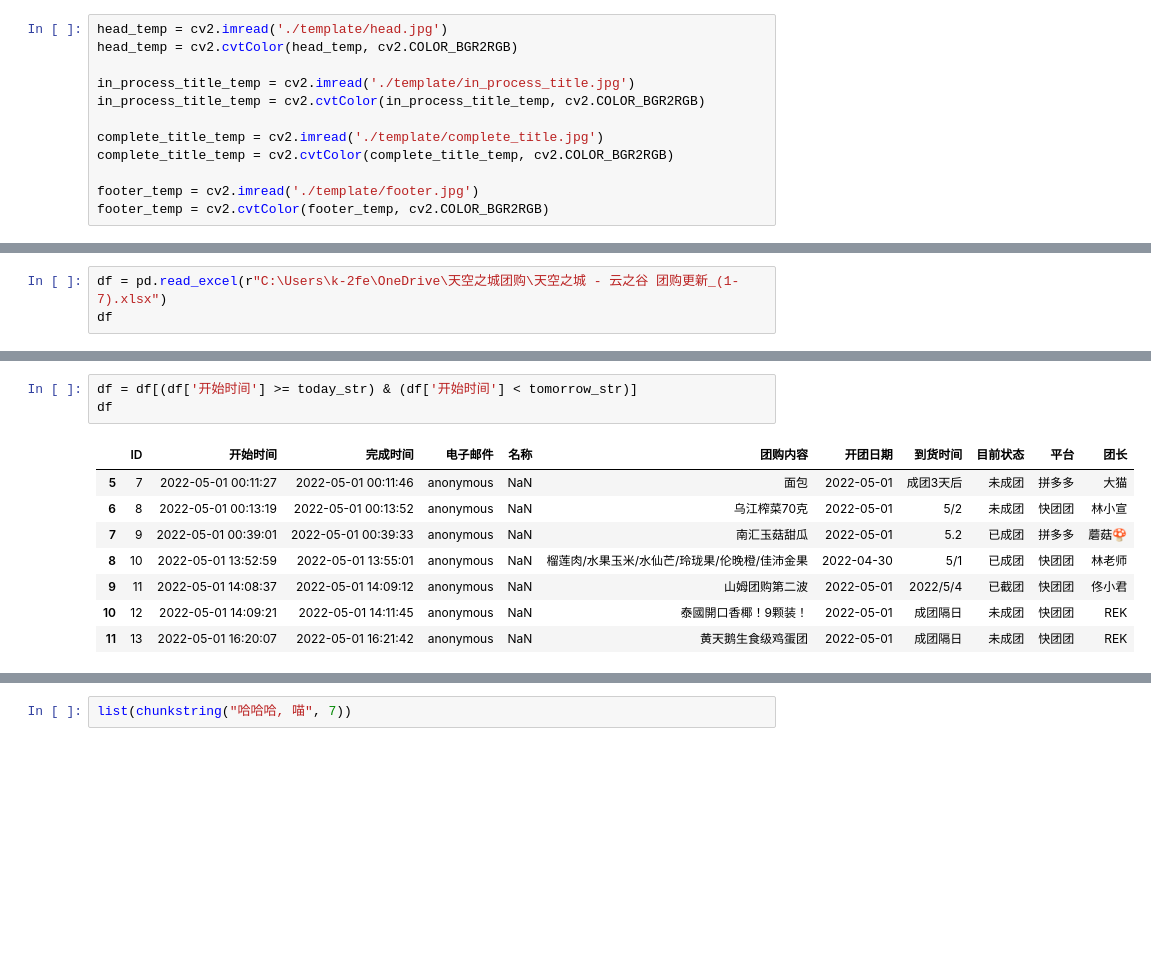
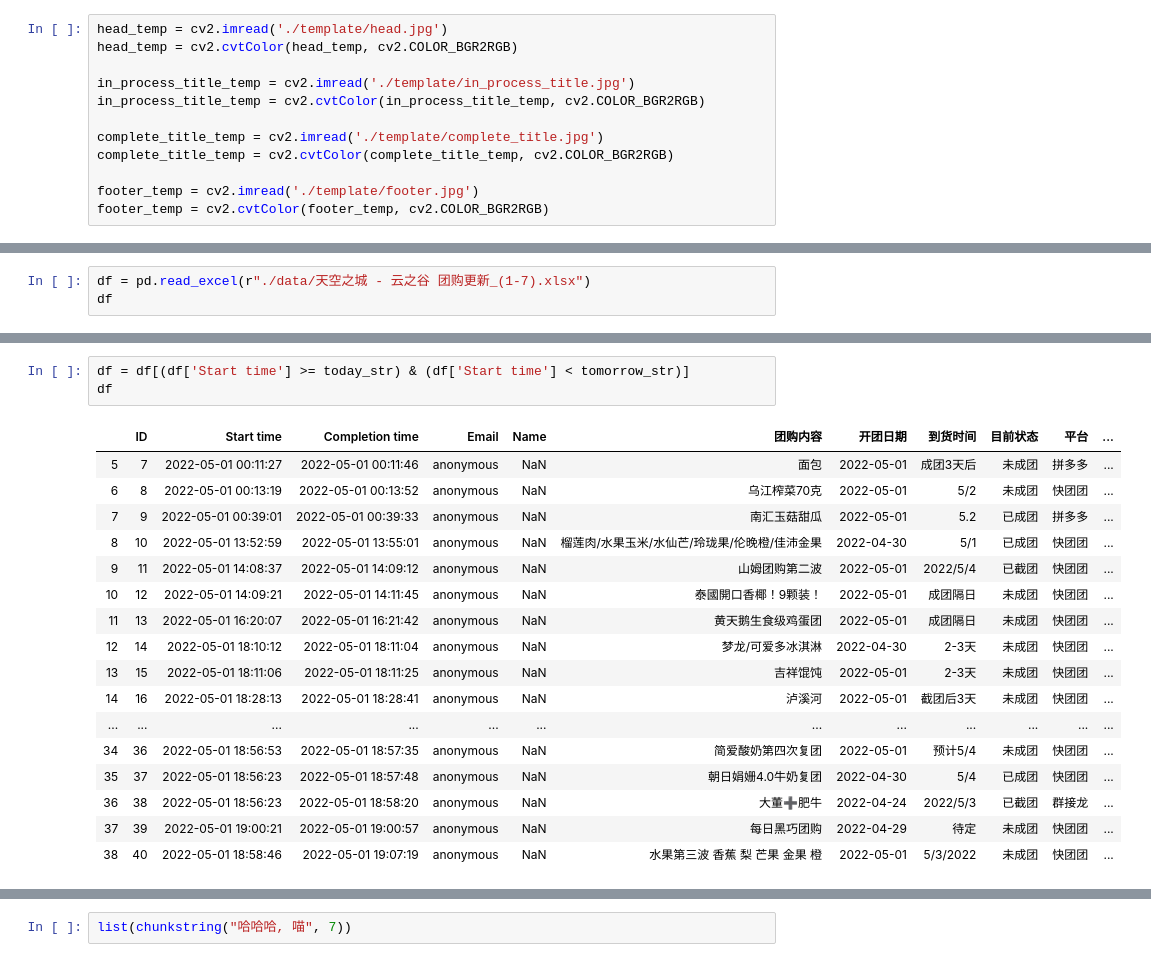
Before and after one commit to darouwan/unicity_groupby, a Jupyter notebook: paper.ipynb, the cells around one changed output, grey strips where cells are left out. Cells and saved outputs as stored; diff of their text form; blank space fills up the shorter version.

```diff
--- a/paper.ipynb
+++ b/paper.ipynb
@@ -31,4 +33,4 @@ plt.imshow(head_temp)
 # %%
-df = pd.read_excel(r"C:\Users\k-2fe\OneDrive\天空之城团购\天空之城 - 云之谷 团购更新_(1-7).xlsx")
+df = pd.read_excel(r"./data/天空之城 - 云之谷 团购更新_(1-7).xlsx")
 df
 # %% [output]
@@ -51,15 +54,24 @@ df
 # %%
-df = df[(df['开始时间'] >= today_str) & (df['开始时间'] < tomorrow_str)]
+df = df[(df['Start time'] >= today_str) & (df['Start time'] < tomorrow_str)]
 df
 # %% [output]
-|  | ID | 开始时间 | 完成时间 | 电子邮件 | 名称 | 团购内容 | 开团日期 | 到货时间 | 目前状态 | 平台 | 团长 |
-| 5 | 7 | 2022-05-01 00:11:27 | 2022-05-01 00:11:46 | anonymous | NaN | 面包 | 2022-05-01 | 成团3天后 | 未成团 | 拼多多 | 大猫 |
-| 6 | 8 | 2022-05-01 00:13:19 | 2022-05-01 00:13:52 | anonymous | NaN | 乌江榨菜70克 | 2022-05-01 | 5/2 | 未成团 | 快团团 | 林小宣 |
-| 7 | 9 | 2022-05-01 00:39:01 | 2022-05-01 00:39:33 | anonymous | NaN | 南汇玉菇甜瓜 | 2022-05-01 | 5.2 | 已成团 | 拼多多 | 蘑菇🍄 |
-| 8 | 10 | 2022-05-01 13:52:59 | 2022-05-01 13:55:01 | anonymous | NaN | 榴莲肉/水果玉米/水仙芒/玲珑果/伦晚橙/佳沛金果 | 2022-04-30 | 5/1 | 已成团 | 快团团 | 林老师 |
-| 9 | 11 | 2022-05-01 14:08:37 | 2022-05-01 14:09:12 | anonymous | NaN | 山姆团购第二波 | 2022-05-01 | 2022/5/4 | 已截团 | 快团团 | 佟小君 |
-| 10 | 12 | 2022-05-01 14:09:21 | 2022-05-01 14:11:45 | anonymous | NaN | 泰國開口香椰！9颗装！ | 2022-05-01 | 成团隔日 | 未成团 | 快团团 | REK |
-| 11 | 13 | 2022-05-01 16:20:07 | 2022-05-01 16:21:42 | anonymous | NaN | 黄天鹅生食级鸡蛋团 | 2022-05-01 | 成团隔日 | 未成团 | 快团团 | REK |
+|  | ID | Start time | Completion time | Email | Name | 团购内容 | 开团日期 | 到货时间 | 目前状态 | 平台 | ... |
+| 5 | 7 | 2022-05-01 00:11:27 | 2022-05-01 00:11:46 | anonymous | NaN | 面包 | 2022-05-01 | 成团3天后 | 未成团 | 拼多多 | ... |
+| 6 | 8 | 2022-05-01 00:13:19 | 2022-05-01 00:13:52 | anonymous | NaN | 乌江榨菜70克 | 2022-05-01 | 5/2 | 未成团 | 快团团 | ... |
+| 7 | 9 | 2022-05-01 00:39:01 | 2022-05-01 00:39:33 | anonymous | NaN | 南汇玉菇甜瓜 | 2022-05-01 | 5.2 | 已成团 | 拼多多 | ... |
+| 8 | 10 | 2022-05-01 13:52:59 | 2022-05-01 13:55:01 | anonymous | NaN | 榴莲肉/水果玉米/水仙芒/玲珑果/伦晚橙/佳沛金果 | 2022-04-30 | 5/1 | 已成团 | 快团团 | ... |
+| 9 | 11 | 2022-05-01 14:08:37 | 2022-05-01 14:09:12 | anonymous | NaN | 山姆团购第二波 | 2022-05-01 | 2022/5/4 | 已截团 | 快团团 | ... |
+| 10 | 12 | 2022-05-01 14:09:21 | 2022-05-01 14:11:45 | anonymous | NaN | 泰國開口香椰！9颗装！ | 2022-05-01 | 成团隔日 | 未成团 | 快团团 | ... |
+| 11 | 13 | 2022-05-01 16:20:07 | 2022-05-01 16:21:42 | anonymous | NaN | 黄天鹅生食级鸡蛋团 | 2022-05-01 | 成团隔日 | 未成团 | 快团团 | ... |
+| 12 | 14 | 2022-05-01 18:10:12 | 2022-05-01 18:11:04 | anonymous | NaN | 梦龙/可爱多冰淇淋 | 2022-04-30 | 2-3天 | 未成团 | 快团团 | ... |
+| 13 | 15 | 2022-05-01 18:11:06 | 2022-05-01 18:11:25 | anonymous | NaN | 吉祥馄饨 | 2022-05-01 | 2-3天 | 未成团 | 快团团 | ... |
+| 14 | 16 | 2022-05-01 18:28:13 | 2022-05-01 18:28:41 | anonymous | NaN | 泸溪河 | 2022-05-01 | 截团后3天 | 未成团 | 快团团 | ... |
+| ... | ... | ... | ... | ... | ... | ... | ... | ... | ... | ... | ... |
+| 34 | 36 | 2022-05-01 18:56:53 | 2022-05-01 18:57:35 | anonymous | NaN | 简爱酸奶第四次复团 | 2022-05-01 | 预计5/4 | 未成团 | 快团团 | ... |
+| 35 | 37 | 2022-05-01 18:56:23 | 2022-05-01 18:57:48 | anonymous | NaN | 朝日娟姗4.0牛奶复团 | 2022-04-30 | 5/4 | 已成团 | 快团团 | ... |
+| 36 | 38 | 2022-05-01 18:56:23 | 2022-05-01 18:58:20 | anonymous | NaN | 大董➕肥牛 | 2022-04-24 | 2022/5/3 | 已截团 | 群接龙 | ... |
+| 37 | 39 | 2022-05-01 19:00:21 | 2022-05-01 19:00:57 | anonymous | NaN | 每日黑巧团购 | 2022-04-29 | 待定 | 未成团 | 快团团 | ... |
+| 38 | 40 | 2022-05-01 18:58:46 | 2022-05-01 19:07:19 | anonymous | NaN | 水果第三波 香蕉 梨 芒果 金果 橙 | 2022-05-01 | 5/3/2022 | 未成团 | 快团团 | ... |
 # %%
 in_process_df = df[df["目前状态"].isin(["待开团", "未成团","已成团"])][["团购内容","团长","到货时间","目前状态"]]
 in_process_df
```
Also changed, not shown: parts of 11 cells of this notebook, 4 other files.
